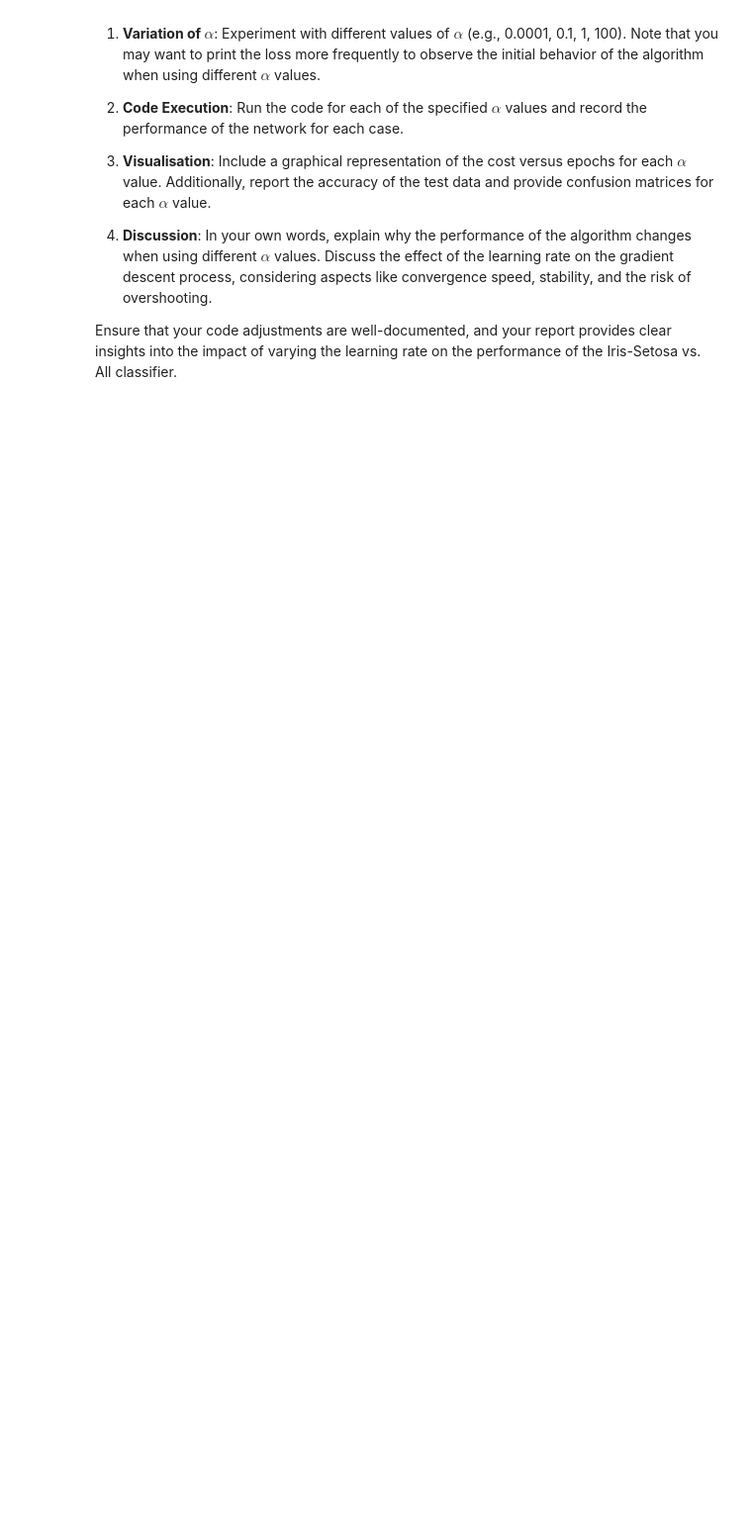
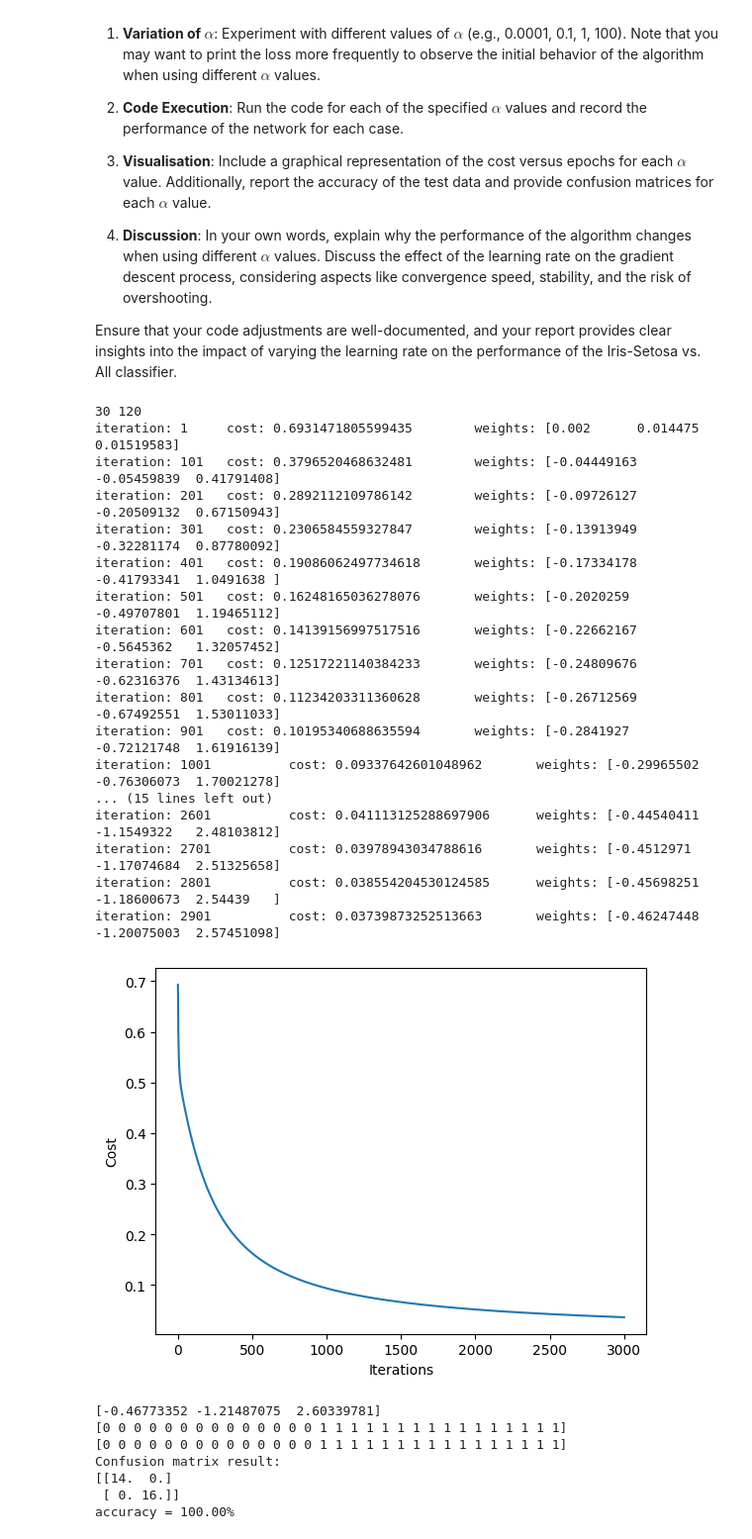
Before and after one commit to putyfruity/imperial_eee_machine_learning_course, a Jupyter notebook: 04_ML_Logistic.ipynb, the cells around one changed output. Shown at 99% size. Drawn from its saved outputs; the diff is of its cells as text; code cells hidden in the pictures; blank space fills up the shorter version.

```diff
--- a/04_ML_Logistic.ipynb
+++ b/04_ML_Logistic.ipynb
@@ -540,3 +540,80 @@ In this tutorial, you were introduced to the parameter $\alpha$, also known as t
 4. **Discussion**: In your own words, explain why the performance of the algorithm changes when using different $\alpha$ values. Discuss the effect of the learning rate on the gradient descent process, considering aspects like convergence speed, stability, and the risk of overshooting.
 
 Ensure that your code adjustments are well-documented, and your report provides clear insights into the impact of varying the learning rate on the performance of the Iris-Setosa vs. All classifier.
+# %%
+# Target labels are the index in iris.target_names
+labels = iris_data.iloc[:,4]
+
+# Versicolor is assigned 0, others -> 1
+y = np.where(labels == 0, 0, 1)
+
+counter = 0
+
+X_test = []
+y_test = []
+X_training = []
+y_training = []
+
+for row in range(data_size):
+  if random.randint(0,3) == 1 and counter != test_limit:
+    X_test.append(X[row])
+    y_test.append(y[row])
+    counter += 1
+  else:
+    X_training.append(X[row])
+    y_training.append(y[row])
+
+print(len(X_test), len(X_training))
+
+X_training = np.array(X_training)
+y_training = np.array(y_training)
+X_test = np.array(X_test)
+y_test = np.array(y_test)
+
+alpha = 0.01
+num_iter = 3000
+model_weights = fit(alpha, num_iter, X_training,y_training)
+
+print(model_weights)
+
+predictions = predict(X_test, model_weights)
+pred = predictions.astype('int')
+true = y_test.astype('int')
+
+print(pred)
+print(true)
+
+conf_matrix = compute_confusion_matrix(true, pred)
+print('Confusion matrix result: ')
+print(conf_matrix)
+
+diagonal_sum = conf_matrix.trace()
+sum_of_all_elements = conf_matrix.sum()
+accuracy = diagonal_sum / sum_of_all_elements
+print('accuracy = {:0.2f}%'.format(accuracy*100))
+# %% [output]
+30 120
+iteration: 1     cost: 0.6931471805599435        weights: [0.002      0.014475   0.01519583]
+iteration: 101   cost: 0.3796520468632481        weights: [-0.04449163 -0.05459839  0.41791408]
+iteration: 201   cost: 0.2892112109786142        weights: [-0.09726127 -0.20509132  0.67150943]
+iteration: 301   cost: 0.2306584559327847        weights: [-0.13913949 -0.32281174  0.87780092]
+iteration: 401   cost: 0.19086062497734618       weights: [-0.17334178 -0.41793341  1.0491638 ]
+iteration: 501   cost: 0.16248165036278076       weights: [-0.2020259  -0.49707801  1.19465112]
+iteration: 601   cost: 0.14139156997517516       weights: [-0.22662167 -0.5645362   1.32057452]
+iteration: 701   cost: 0.12517221140384233       weights: [-0.24809676 -0.62316376  1.43134613]
+iteration: 801   cost: 0.11234203311360628       weights: [-0.26712569 -0.67492551  1.53011033]
+iteration: 901   cost: 0.10195340688635594       weights: [-0.2841927  -0.72121748  1.61916139]
+iteration: 1001          cost: 0.09337642601048962       weights: [-0.29965502 -0.76306073  1.70021278]
+... (15 lines left out)
+iteration: 2601          cost: 0.041113125288697906      weights: [-0.44540411 -1.1549322   2.48103812]
+iteration: 2701          cost: 0.03978943034788616       weights: [-0.4512971  -1.17074684  2.51325658]
+iteration: 2801          cost: 0.038554204530124585      weights: [-0.45698251 -1.18600673  2.54439   ]
+iteration: 2901          cost: 0.03739873252513663       weights: [-0.46247448 -1.20075003  2.57451098]
+[figure, added]
+[-0.46773352 -1.21487075  2.60339781]
+[0 0 0 0 0 0 0 0 0 0 0 0 0 0 1 1 1 1 1 1 1 1 1 1 1 1 1 1 1 1]
+[0 0 0 0 0 0 0 0 0 0 0 0 0 0 1 1 1 1 1 1 1 1 1 1 1 1 1 1 1 1]
+Confusion matrix result:
+[[14.  0.]
+ [ 0. 16.]]
+accuracy = 100.00%
```
Also changed, not shown: parts of 7 cells of this notebook.
